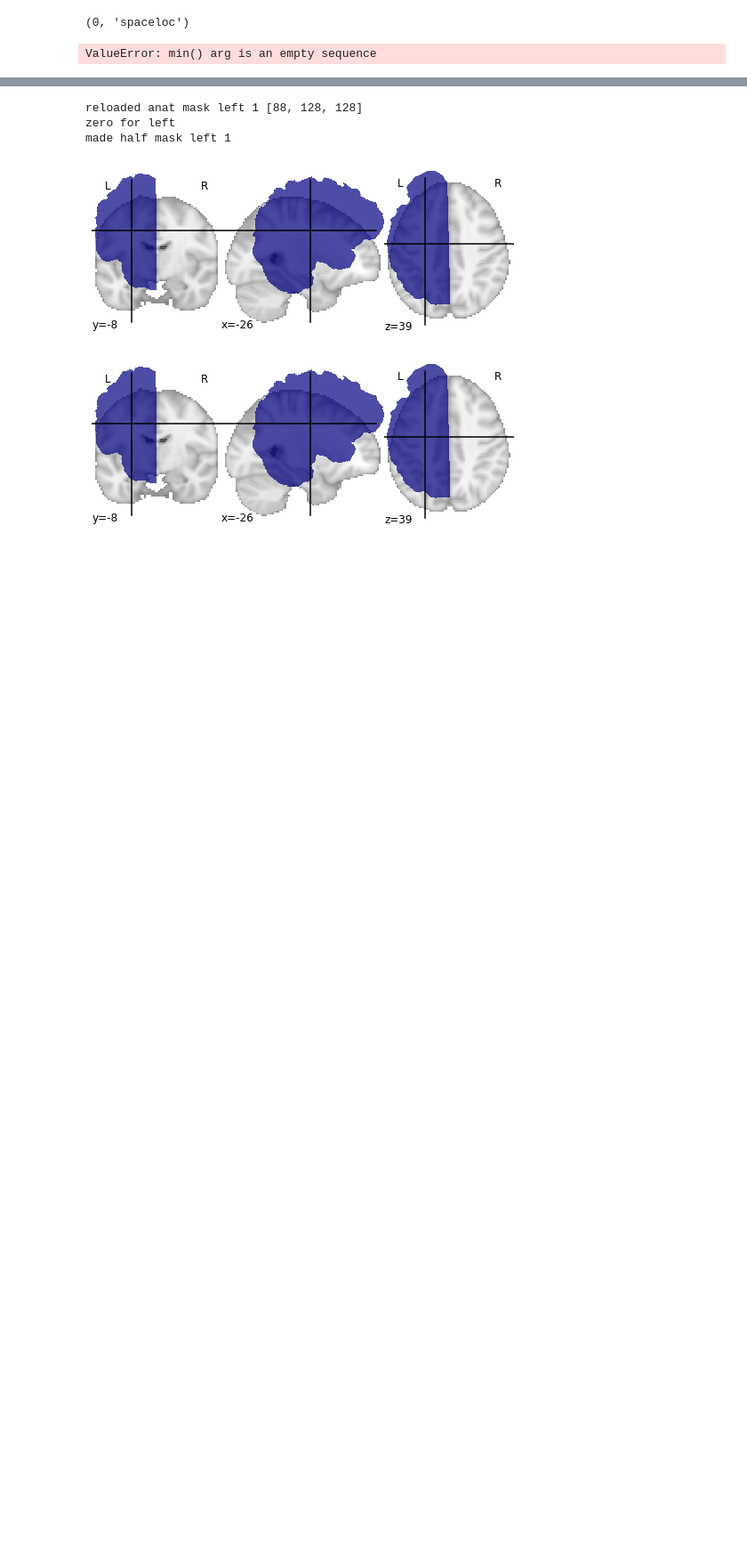
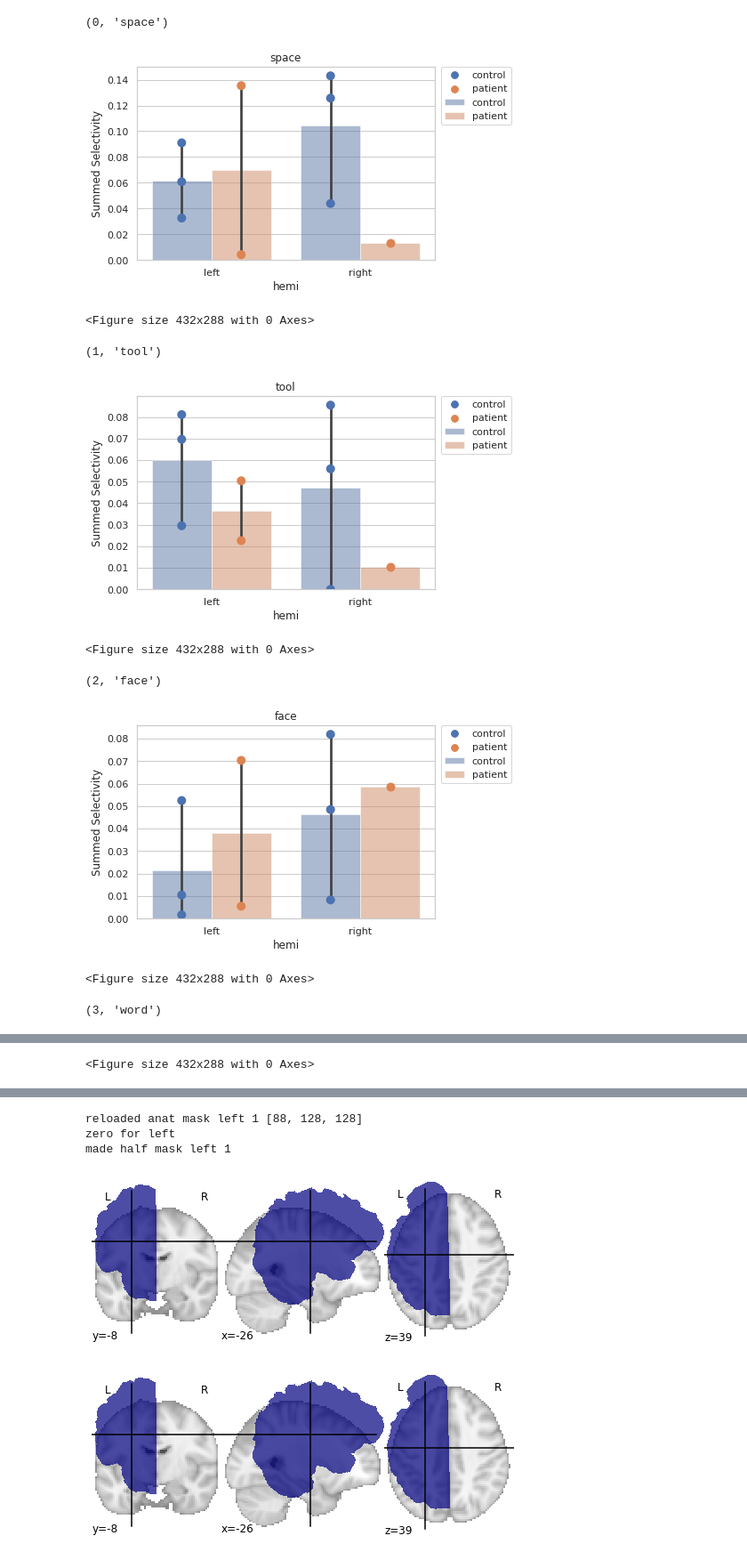
Before and after one commit to vayzenb/hemispace, a Jupyter notebook: visualize_hemi.ipynb, the cells around one changed output, grey strips where cells are left out. Shown at 89% size. Saved outputs shown, nothing was run; the diff lists cells and outputs as text; code cells hidden in the pictures; blank space fills up the shorter version.

```diff
--- a/visualize_hemi.ipynb
+++ b/visualize_hemi.ipynb
@@ -40,27 +40,39 @@ mni_affine = mni.affine
 # %%
 import seaborn as sns, matplotlib.pyplot as plt
 sns.set(style="whitegrid")
 
 region = ['dorsal', 'dorsal', "ventral", 'ventral']
 cond = ['space', 'tool', 'face', 'word' ]
 for ee in enumerate(cond):
     control_df = pd.read_csv(f'results/control_{region[ee[0]]}_summary{file_suf}.csv')
     patient_df = pd.read_csv(f'results/patient_{region[ee[0]]}_summary{file_suf}.csv')
+    patient_df = patient_df[patient_df['subj']!='hemispace1001']
 
     full_df = control_df.append(patient_df)
     print(ee)
     task_df = full_df[full_df['task'] == ee[1]]
 
     sns.barplot(x="hemi", y="selec_spread",hue = "group", data=task_df, ci=95, alpha= .5).set(title= ee[1])
     sns.swarmplot(x="hemi", y="selec_spread", hue = "group", data=task_df,edgecolor = '0', size =10, dodge = True)
     plt.ylabel("Summed Selectivity")
     plt.legend(bbox_to_anchor=(1.02, 1), loc='upper left', borderaxespad=0)
+
+    # Loop through the data points
+
     plt.show()
 
     plt.savefig(f"figures/{ee[1]}_{region[ee[0]]}_summed_selec{file_suf}.png")
 
     plt.pause(0.001)
     plt.close()
 # %% [output]
-(0, 'spaceloc')
+(0, 'space')
+[figure, added]
-ValueError: min() arg is an empty sequence
+<Figure size 432x288 with 0 Axes>
+(1, 'tool')
+[figure, added]
+<Figure size 432x288 with 0 Axes>
+(2, 'face')
+[figure, added]
+<Figure size 432x288 with 0 Axes>
+(3, 'word')
@@ -66,0 +80 @@ ValueError: min() arg is an empty sequence
+<Figure size 432x288 with 0 Axes>
```
Also changed, not shown: parts of 3 cells of this notebook, 7 other files.
